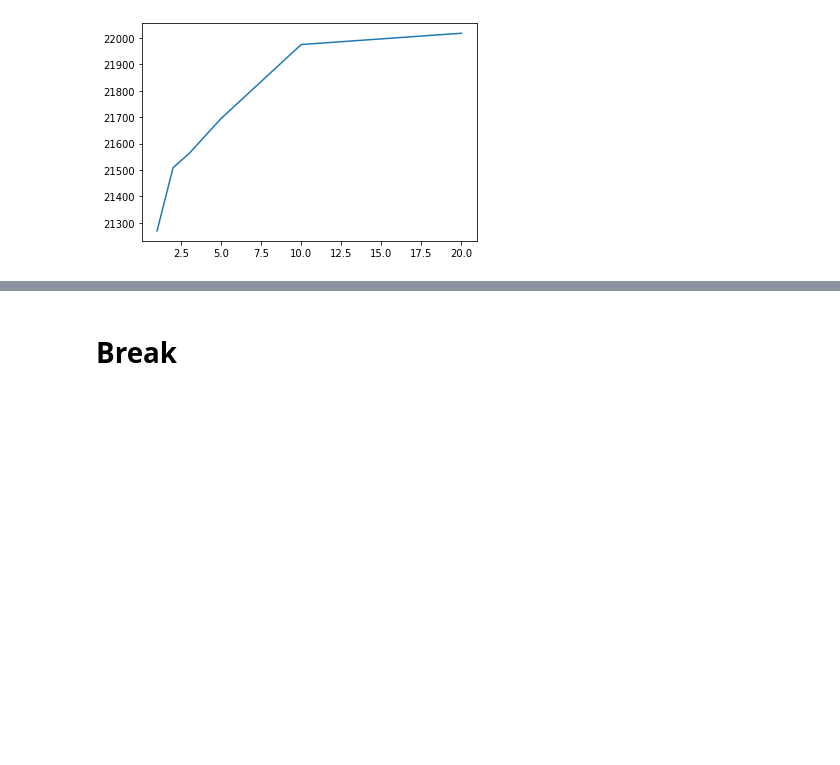
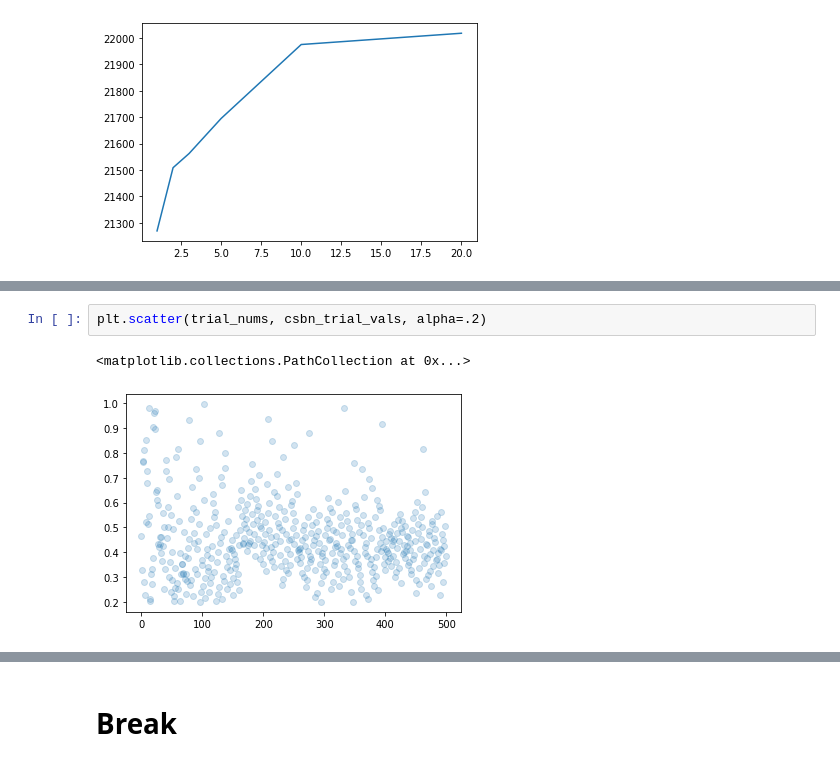
Before and after one commit to numeristical/resources, a Jupyter notebook: GBIP/GBIP3.ipynb, the cells around one changed output, grey strips where cells are left out. Drawn from its saved outputs; the diff is of its cells as text; blank space fills up the shorter version.

```diff
--- a/GBIP/GBIP3.ipynb
+++ b/GBIP/GBIP3.ipynb
@@ -516,0 +497,5 @@ np.sqrt(mean_squared_error(y_test, preds))
+# %%
+plt.scatter(trial_nums, csbn_trial_vals, alpha=.2)
+# %% [output]
+<matplotlib.collections.PathCollection at 0x...>
+[figure, added]
```
Also changed, not shown: parts of 69 cells of this notebook, 3 other files.
